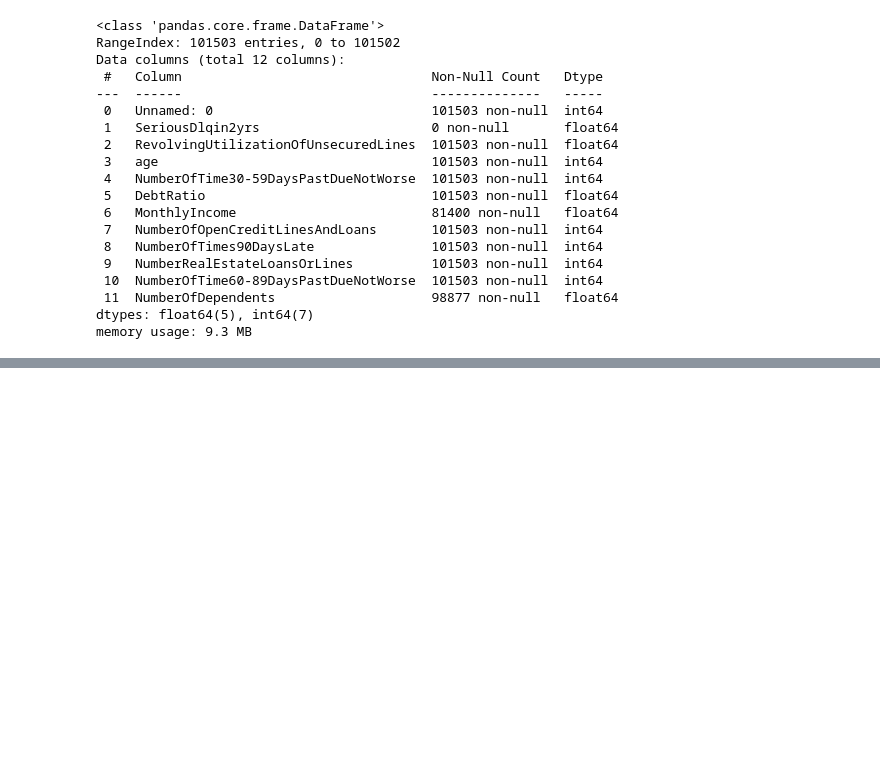
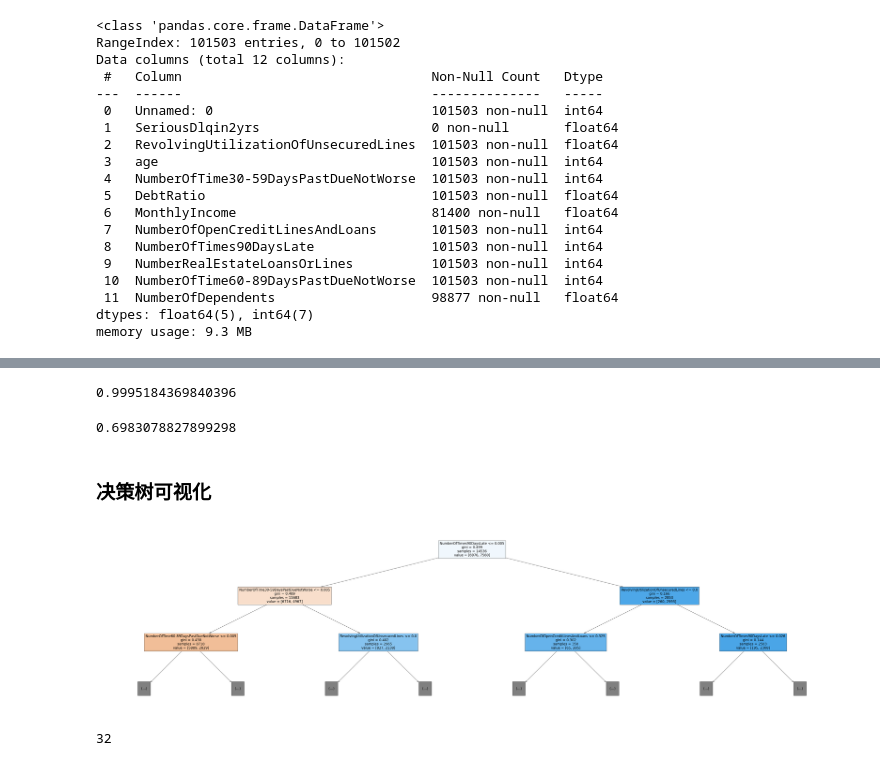
Before and after one commit to DrDavidS/some_table, a Jupyter notebook: give_me_some_credit/EDA.ipynb, the cells around one changed output, grey strips where cells are left out. Cells and saved outputs as stored; diff of their text form; code cells hidden in the pictures; blank space fills up the shorter version.

```diff
--- a/give_me_some_credit/EDA.ipynb
+++ b/give_me_some_credit/EDA.ipynb
@@ -86,0 +262,7 @@ memory usage: 9.3 MB
+# %%
+from sklearn.preprocessing import MinMaxScaler
+
+scaler = MinMaxScaler().fit(train_df[input_cols])
+# %%
+inputs[input_cols] = scaler.transform(inputs[input_cols])
+test_inputs[input_cols] = scaler.transform(test_inputs[input_cols])
@@ -86,0 +298,6 @@ memory usage: 9.3 MB
+# %%
+# 训练集测试集拆分
+from sklearn.model_selection import train_test_split
+
+
+X_train, X_val, train_targets, val_targets = train_test_split(inputs, targets, test_size=0.25)
@@ -86,0 +306,4 @@ memory usage: 9.3 MB
+# %%
+model = DecisionTreeClassifier(random_state=42)
+#fitting the model
+model.fit(X_train, train_targets)
@@ -86,0 +330,27 @@ memory usage: 9.3 MB
+# %%
+# 打印准确率
+from sklearn.metrics import accuracy_score, confusion_matrix
+
+# 在训练集上自然是接近100%，但是我们要在测试集上测试
+accuracy_score(train_targets, train_preds)
+# %% [output]
+0.9995184369840396
+# %%
+# 很明显在测试集上没有这么理想，说明我们已经过拟合了
+model.score(X_val, val_targets)
+# %% [output]
+0.6983078827899298
+# %% [markdown]
+### 决策树可视化
+# %%
+from sklearn.tree import plot_tree, export_text
+
+plt.figure(figsize=(80,20))
+plot_tree(model, feature_names=list(X_train.columns), max_depth=2, filled=True);
+# %% [output]
+[figure, added]
+# %%
+# 树的最大深度有32
+model.tree_.max_depth
+# %% [output]
+32
```
Also changed, not shown: parts of 40 cells of this notebook.
